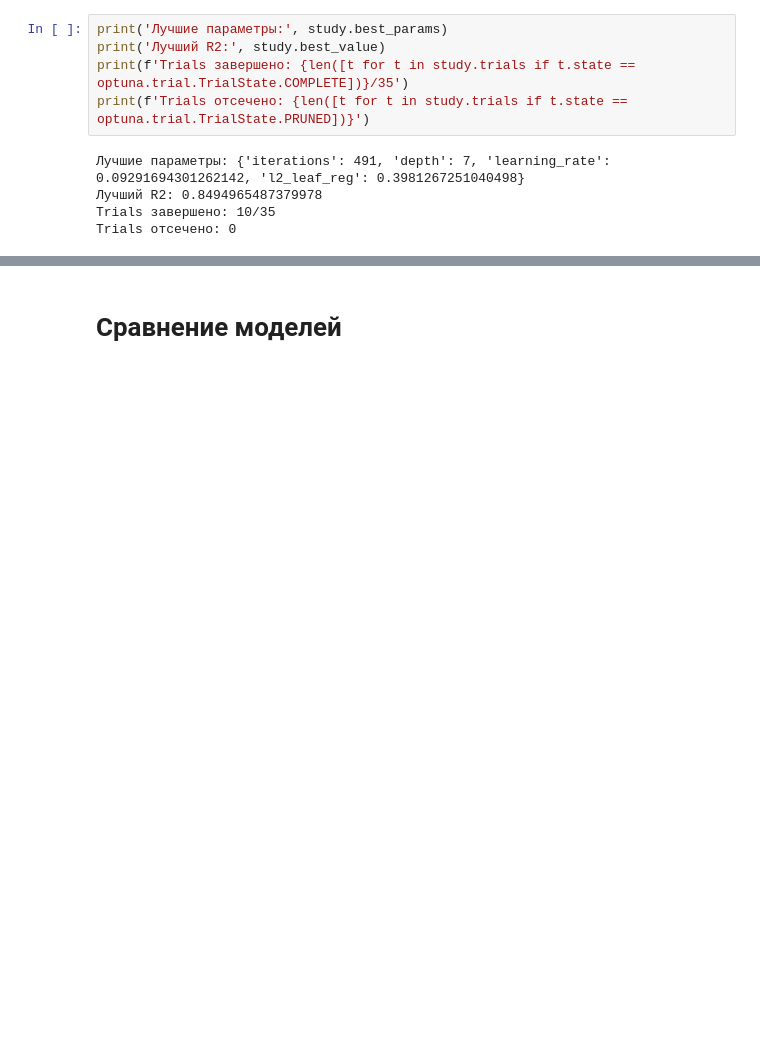
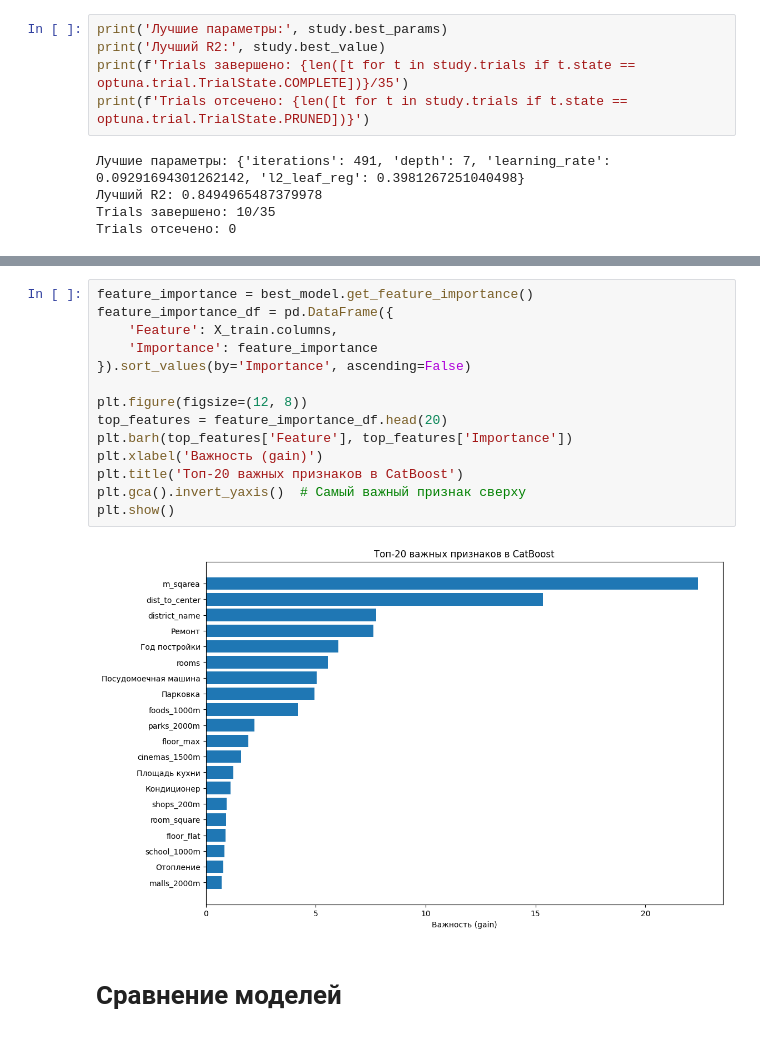
Before and after one commit to Lemekhova/Analysis_of_Housing_Prices, a Jupyter notebook: 4_этап_ML.ipynb, the cells around one changed output, grey strips where cells are left out. Saved outputs shown, nothing was run; the diff lists cells and outputs as text; blank space fills up the shorter version.

```diff
--- a/4_этап_ML.ipynb
+++ b/4_этап_ML.ipynb
@@ -935,6 +971,22 @@ R²: 0.8488
 MAE: 9603.28
 RMSE: 188670664.38
 MAPE: 11.73%
+# %%
+feature_importance = best_model.get_feature_importance()
+feature_importance_df = pd.DataFrame({
+    'Feature': X_train.columns,
+    'Importance': feature_importance
+}).sort_values(by='Importance', ascending=False)
+
+plt.figure(figsize=(12, 8))
+top_features = feature_importance_df.head(20)
+plt.barh(top_features['Feature'], top_features['Importance'])
+plt.xlabel('Важность (gain)')
+plt.title('Топ-20 важных признаков в CatBoost')
+plt.gca().invert_yaxis()  # Самый важный признак сверху
+plt.show()
+# %% [output]
+[figure, added]
 # %% [markdown]
 # Сравнение моделей
 # %%
```
Also changed, not shown: parts of 8 cells of this notebook.
